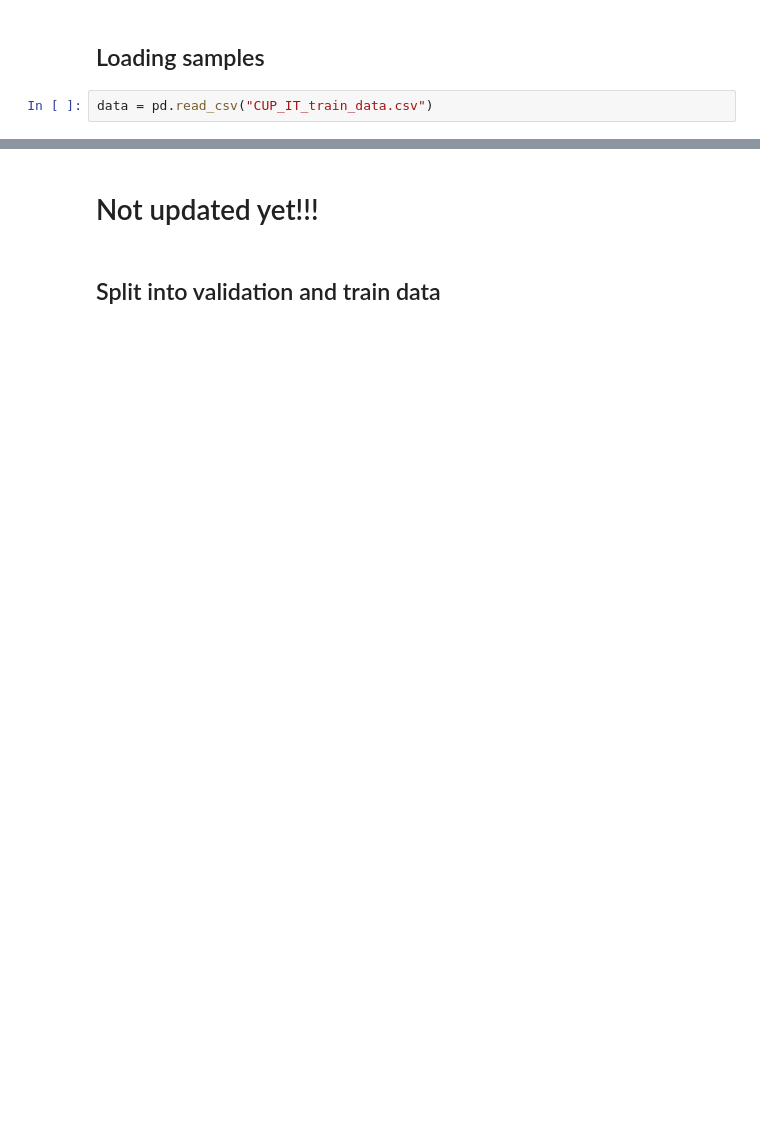
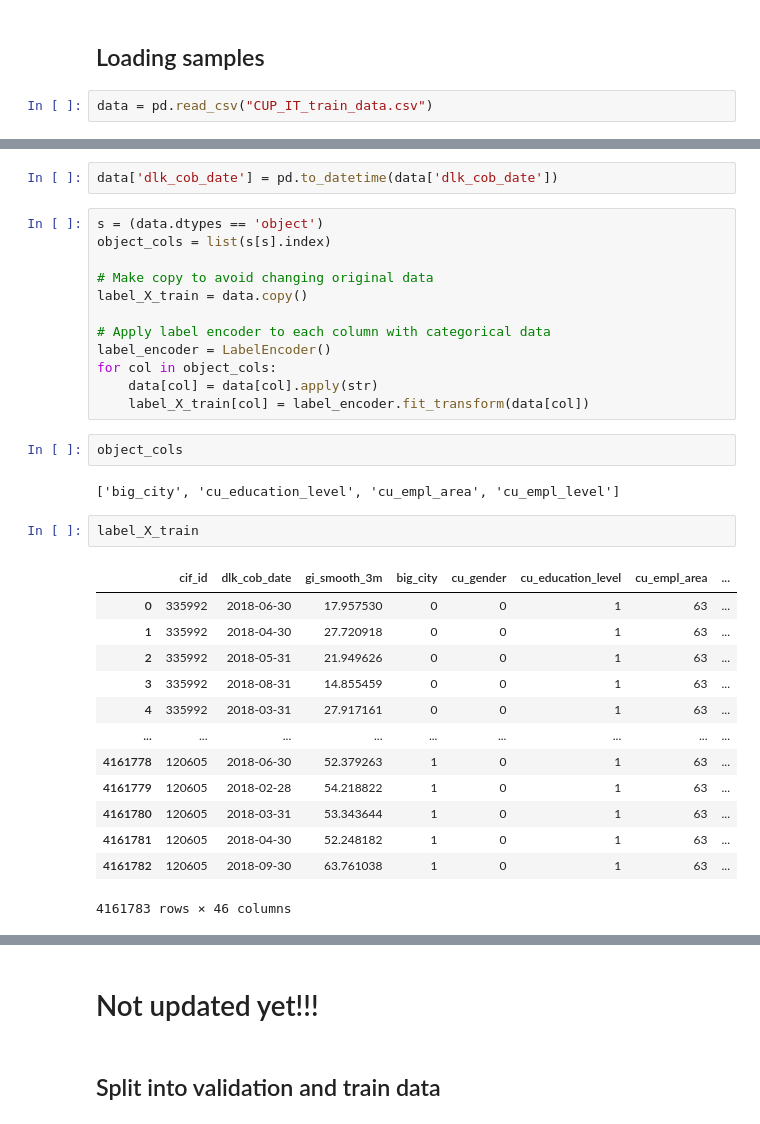
Before and after one commit to kazzart/CLV, a Jupyter notebook: CLV_model.ipynb, the cells around one changed output, grey strips where cells are left out. Saved outputs shown, nothing was run; the diff lists cells and outputs as text; blank space fills up the shorter version.

```diff
--- a/CLV_model.ipynb
+++ b/CLV_model.ipynb
@@ -37,0 +24,34 @@ data_last.sort_index().head()
+# %%
+data['dlk_cob_date'] = pd.to_datetime(data['dlk_cob_date'])
+# %%
+s = (data.dtypes == 'object')
+object_cols = list(s[s].index)
+
+# Make copy to avoid changing original data
+label_X_train = data.copy()
+
+# Apply label encoder to each column with categorical data
+label_encoder = LabelEncoder()
+for col in object_cols:
+    data[col] = data[col].apply(str)
+    label_X_train[col] = label_encoder.fit_transform(data[col])
+# %%
+object_cols
+# %% [output]
+['big_city', 'cu_education_level', 'cu_empl_area', 'cu_empl_level']
+# %%
+label_X_train
+# %% [output]
+|  | cif_id | dlk_cob_date | gi_smooth_3m | big_city | cu_gender | cu_education_level | cu_empl_area | ... |
+| 0 | 335992 | 2018-06-30 | 17.957530 | 0 | 0 | 1 | 63 | ... |
+| 1 | 335992 | 2018-04-30 | 27.720918 | 0 | 0 | 1 | 63 | ... |
+| 2 | 335992 | 2018-05-31 | 21.949626 | 0 | 0 | 1 | 63 | ... |
+| 3 | 335992 | 2018-08-31 | 14.855459 | 0 | 0 | 1 | 63 | ... |
+| 4 | 335992 | 2018-03-31 | 27.917161 | 0 | 0 | 1 | 63 | ... |
+| ... | ... | ... | ... | ... | ... | ... | ... | ... |
+| 4161778 | 120605 | 2018-06-30 | 52.379263 | 1 | 0 | 1 | 63 | ... |
+| 4161779 | 120605 | 2018-02-28 | 54.218822 | 1 | 0 | 1 | 63 | ... |
+| 4161780 | 120605 | 2018-03-31 | 53.343644 | 1 | 0 | 1 | 63 | ... |
+| 4161781 | 120605 | 2018-04-30 | 52.248182 | 1 | 0 | 1 | 63 | ... |
+| 4161782 | 120605 | 2018-09-30 | 63.761038 | 1 | 0 | 1 | 63 | ... |
+4161783 rows × 46 columns
```
Also changed, not shown: parts of 29 cells of this notebook, 2 other files.
